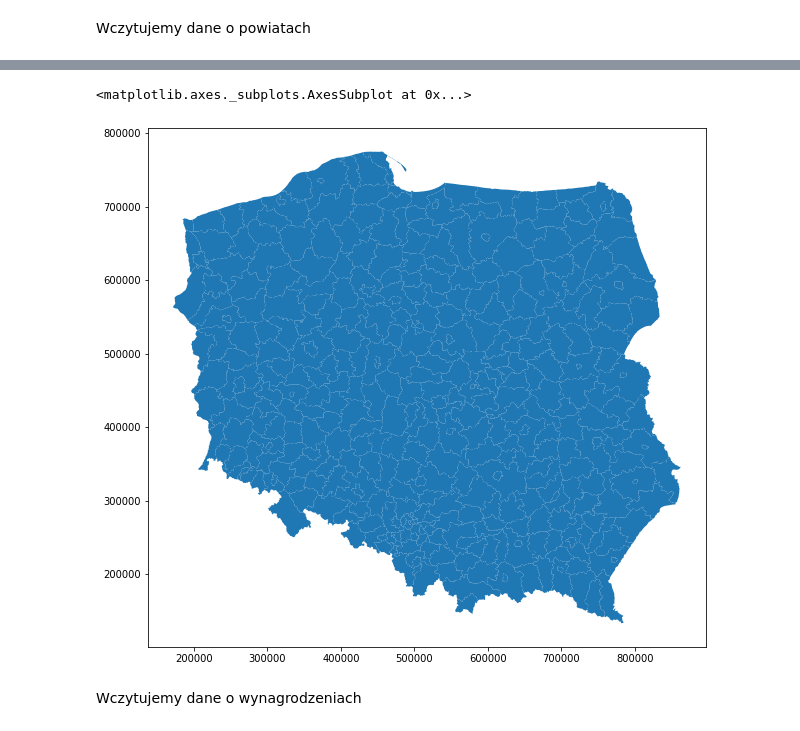
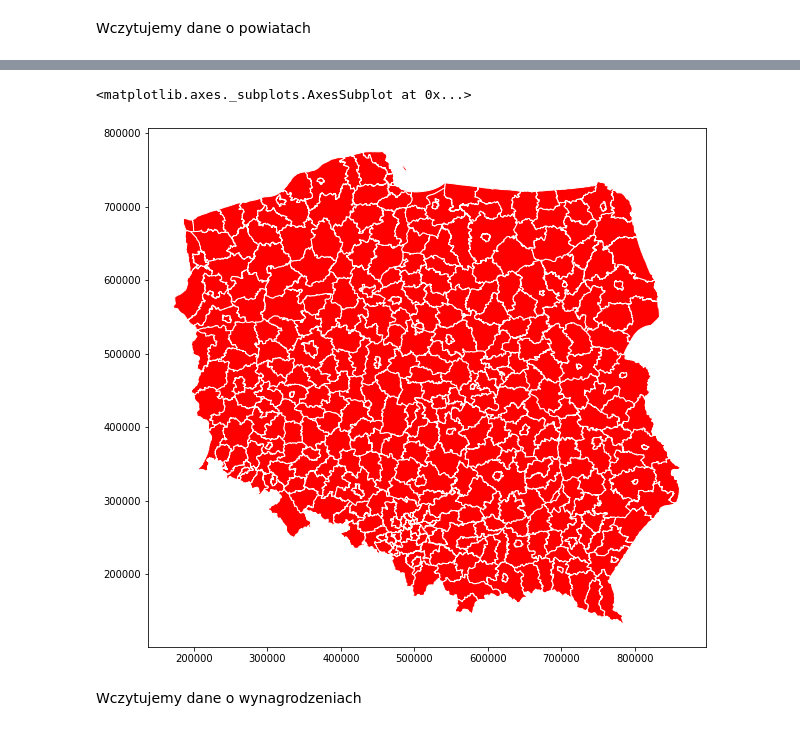
Before and after one commit to DepartmentOfStatisticsPUE/air-2020, a Jupyter notebook: notebooks/10_analizy_przetrzenne.ipynb, the cells around one changed output, grey strips where cells are left out. Saved outputs shown, nothing was run; the diff lists cells and outputs as text; code cells hidden in the pictures.

```diff
--- a/notebooks/10_analizy_przetrzenne.ipynb
+++ b/notebooks/10_analizy_przetrzenne.ipynb
@@ -83,9 +113,9 @@ pow_df.head(n=2)
 | 1 | 1 | PL.PZGIK.200 | c845cab0-9fbf-4123-9fc3-c70e57ad17fb | 2012-09-27T07:36:28+02:00 | POW | 0262 | powiat Legnica | None | ... |
 # %%
-pow_df.plot()
+pow_df.plot(color = "red", edgecolor = "white")
 # %% [output]
 <matplotlib.axes._subplots.AxesSubplot at 0x...>
-[figure, old version]
+[figure, new version]
 # %% [markdown]
 Wczytujemy dane o wynagrodzeniach
 # %%
```
Also changed, not shown: parts of 16 cells of this notebook.
